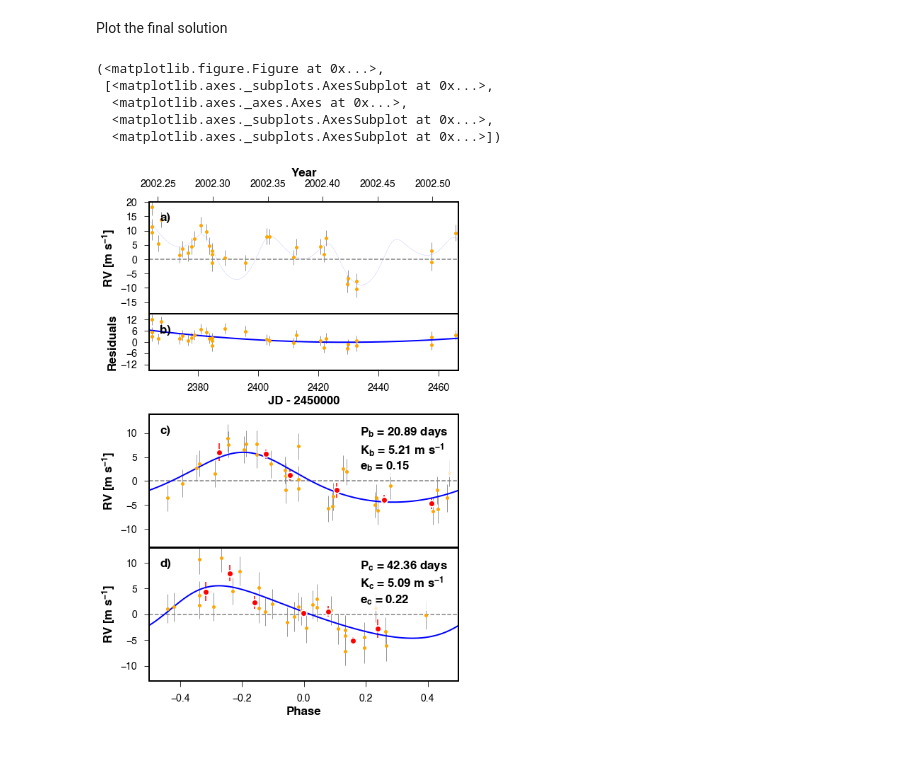
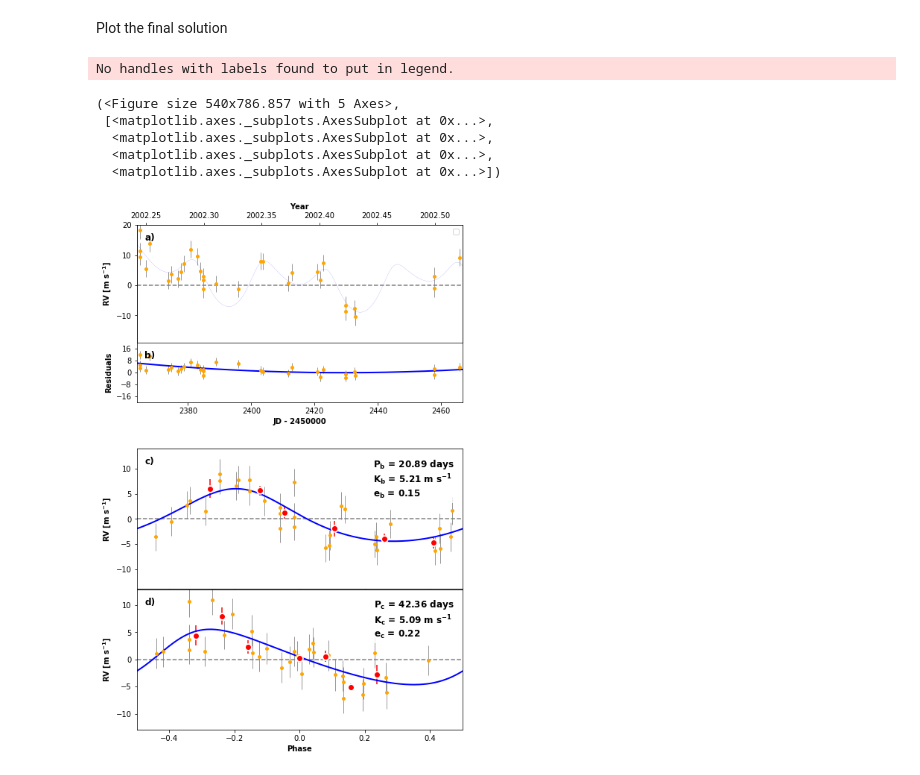
Before and after one commit to California-Planet-Search/radvel, a Jupyter notebook: docs/tutorials/K2-24_Fitting+MCMC.ipynb, the cells around one changed output. Saved outputs shown, nothing was run; the diff lists cells and outputs as text; code cells hidden in the pictures.

```diff
--- a/docs/tutorials/K2-24_Fitting+MCMC.ipynb
+++ b/docs/tutorials/K2-24_Fitting+MCMC.ipynb
@@ -226,11 +227,13 @@ Gaussian prior on jit, mu=0.6931471805599453, sigma=-2.3025850929940455
 # %% [markdown]
 Plot the final solution
-# %%
-radvel.plotting.rv_multipanel_plot(post)
-# %% [output]
-(<matplotlib.figure.Figure at 0x...>,
- [<matplotlib.axes._subplots.AxesSubplot at 0x...>,
-  <matplotlib.axes._axes.Axes at 0x...>,
-  <matplotlib.axes._subplots.AxesSubplot at 0x...>,
-  <matplotlib.axes._subplots.AxesSubplot at 0x...>])
-[figure, removed]
+# %%
+RVPlot = orbit_plots.MultipanelPlot(post)
+RVPlot.plot_multipanel()
+# %% [output]
+No handles with labels found to put in legend.
+(<Figure size 540x786.857 with 5 Axes>,
+ [<matplotlib.axes._subplots.AxesSubplot at 0x...>,
+  <matplotlib.axes._subplots.AxesSubplot at 0x...>,
+  <matplotlib.axes._subplots.AxesSubplot at 0x...>,
+  <matplotlib.axes._subplots.AxesSubplot at 0x...>])
+[figure, added]
```
Also changed, not shown: parts of 7 cells of this notebook, 3 other files.
